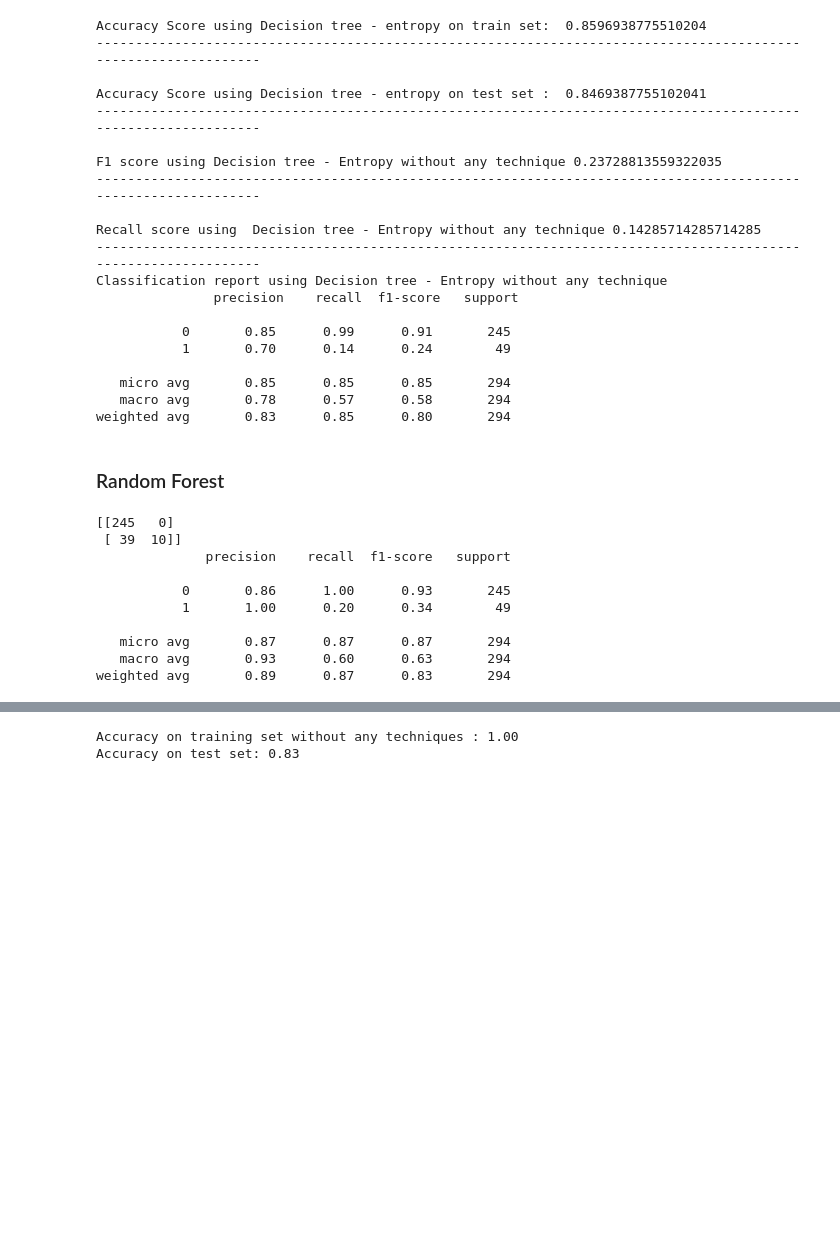
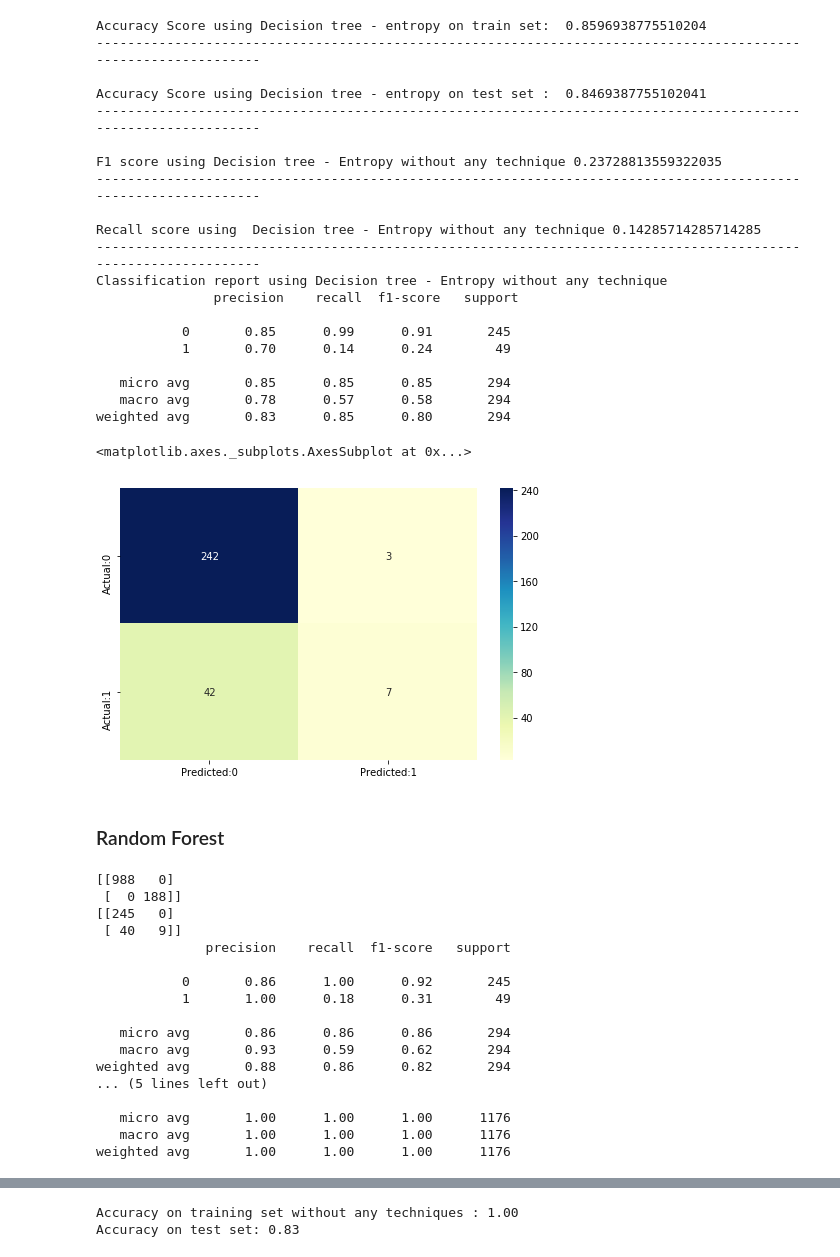
Before and after one commit to sowndhu13/sowndhu13, a Jupyter notebook: Group_8_ibm-hr-analytics-attrition.ipynb, the cells around one changed output, grey strips where cells are left out. Saved outputs shown, nothing was run; the diff lists cells and outputs as text; code cells hidden in the pictures; blank space fills up the shorter version.

```diff
--- a/Group_8_ibm-hr-analytics-attrition.ipynb
+++ b/Group_8_ibm-hr-analytics-attrition.ipynb
@@ -1793,6 +1802,15 @@ Classification report using Decision tree - Entropy without any technique
    micro avg       0.85      0.85      0.85       294
    macro avg       0.78      0.57      0.58       294
 weighted avg       0.83      0.85      0.80       294
+# %%
+
+cm=confusion_matrix(y_test,entropyPred)
+conf_matrix=pd.DataFrame(data=cm,columns=['Predicted:0','Predicted:1'],index=['Actual:0','Actual:1'])
+plt.figure(figsize = (8,5))
+sns.heatmap(conf_matrix, annot=True,fmt='d',cmap="YlGnBu")
+# %% [output]
+<matplotlib.axes._subplots.AxesSubplot at 0x...>
+[figure, added]
 # %% [markdown]
 ### Random Forest
 # %%
@@ -1816,20 +1834,28 @@ trainedforest = RandomForestClassifier(n_estimators=700).fit(x_train,y_train)
 
 predictionforest = trainedforest.predict(x_test)
 predictionforest1 = trainedforest.predict(x_train)
-print(trainedforest.accuracy_)
+print(confusion_matrix(y_train,predictionforest1))
 print(confusion_matrix(y_test,predictionforest))
 print(classification_report(y_test,predictionforest))
+print(classification_report(y_train,predictionforest1))
 # %% [output]
+[[988   0]
+ [  0 188]]
 [[245   0]
- [ 39  10]]
+ [ 40   9]]
               precision    recall  f1-score   support
 
-           0       0.86      1.00      0.93       245
-           1       1.00      0.20      0.34        49
+           0       0.86      1.00      0.92       245
+           1       1.00      0.18      0.31        49
 
-   micro avg       0.87      0.87      0.87       294
-   macro avg       0.93      0.60      0.63       294
-weighted avg       0.89      0.87      0.83       294
+   micro avg       0.86      0.86      0.86       294
+   macro avg       0.93      0.59      0.62       294
+weighted avg       0.88      0.86      0.82       294
+... (5 lines left out)
+
+   micro avg       1.00      1.00      1.00      1176
+   macro avg       1.00      1.00      1.00      1176
+weighted avg       1.00      1.00      1.00      1176
 # %%
 from matplotlib.pyplot import figure
 figure(num=None, figsize=(10, 12), dpi=80, facecolor='w', edgecolor='k')
```
Also changed, not shown: parts of 128 cells of this notebook.
